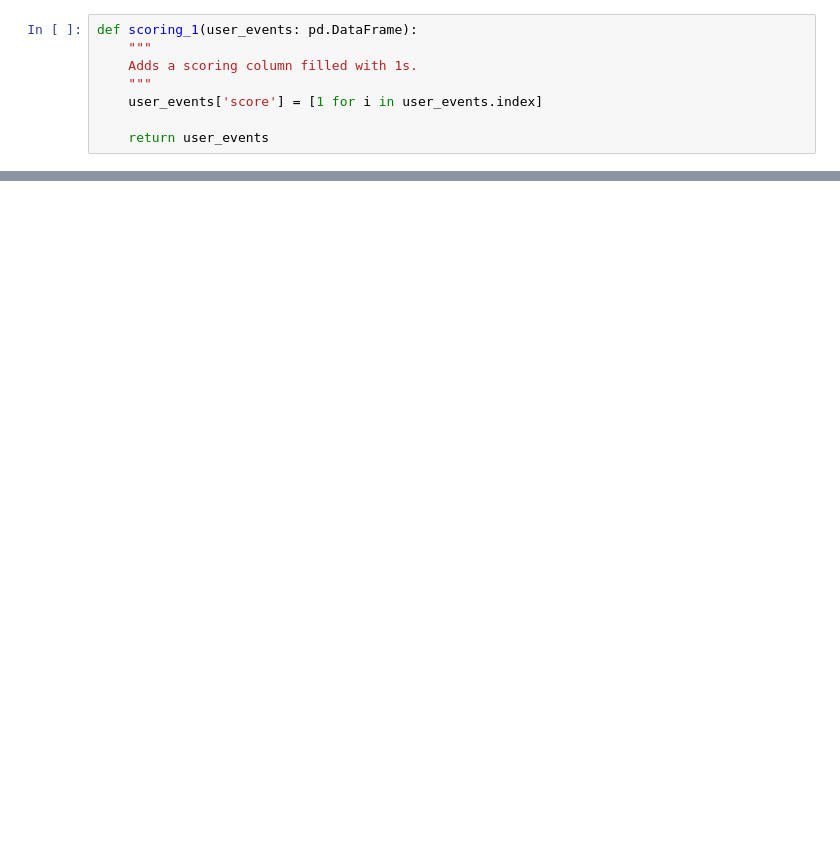
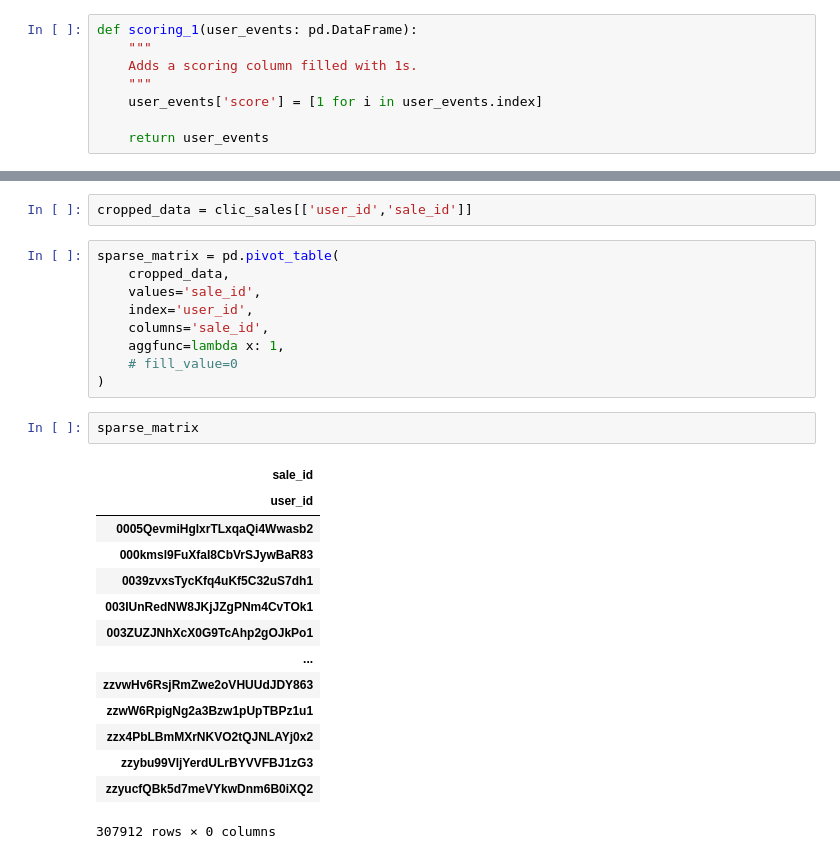
Before and after one commit to Priscille-Erulin/regression-recommendation, a Jupyter notebook: scoring.ipynb, the cells around one changed output, grey strips where cells are left out. Saved outputs shown, nothing was run; the diff lists cells and outputs as text; blank space fills up the shorter version.

```diff
--- a/scoring.ipynb
+++ b/scoring.ipynb
@@ -53,0 +64,28 @@ Name: sale_id, dtype: object
+# %%
+cropped_data = clic_sales[['user_id','sale_id']]
+# %%
+sparse_matrix = pd.pivot_table(
+    cropped_data,
+    values='sale_id',
+    index='user_id',
+    columns='sale_id',
+    aggfunc=lambda x: 1,
+    # fill_value=0
+)
+# %%
+sparse_matrix
+# %% [output]
+| sale_id |
+| user_id |
+| 0005QevmiHglxrTLxqaQi4Wwasb2 |
+| 000kmsl9FuXfaI8CbVrSJywBaR83 |
+| 0039zvxsTycKfq4uKf5C32uS7dh1 |
+| 003IUnRedNW8JKjJZgPNm4CvTOk1 |
+| 003ZUZJNhXcX0G9TcAhp2gOJkPo1 |
+| ... |
+| zzvwHv6RsjRmZwe2oVHUUdJDY863 |
+| zzwW6RpigNg2a3Bzw1pUpTBPz1u1 |
+| zzx4PbLBmMXrNKVO2tQJNLAYj0x2 |
+| zzybu99VljYerdULrBYVVFBJ1zG3 |
+| zzyucfQBk5d7meVYkwDnm6B0iXQ2 |
+307912 rows × 0 columns
```
Also changed, not shown: parts of 8 cells of this notebook, 1 other file.
